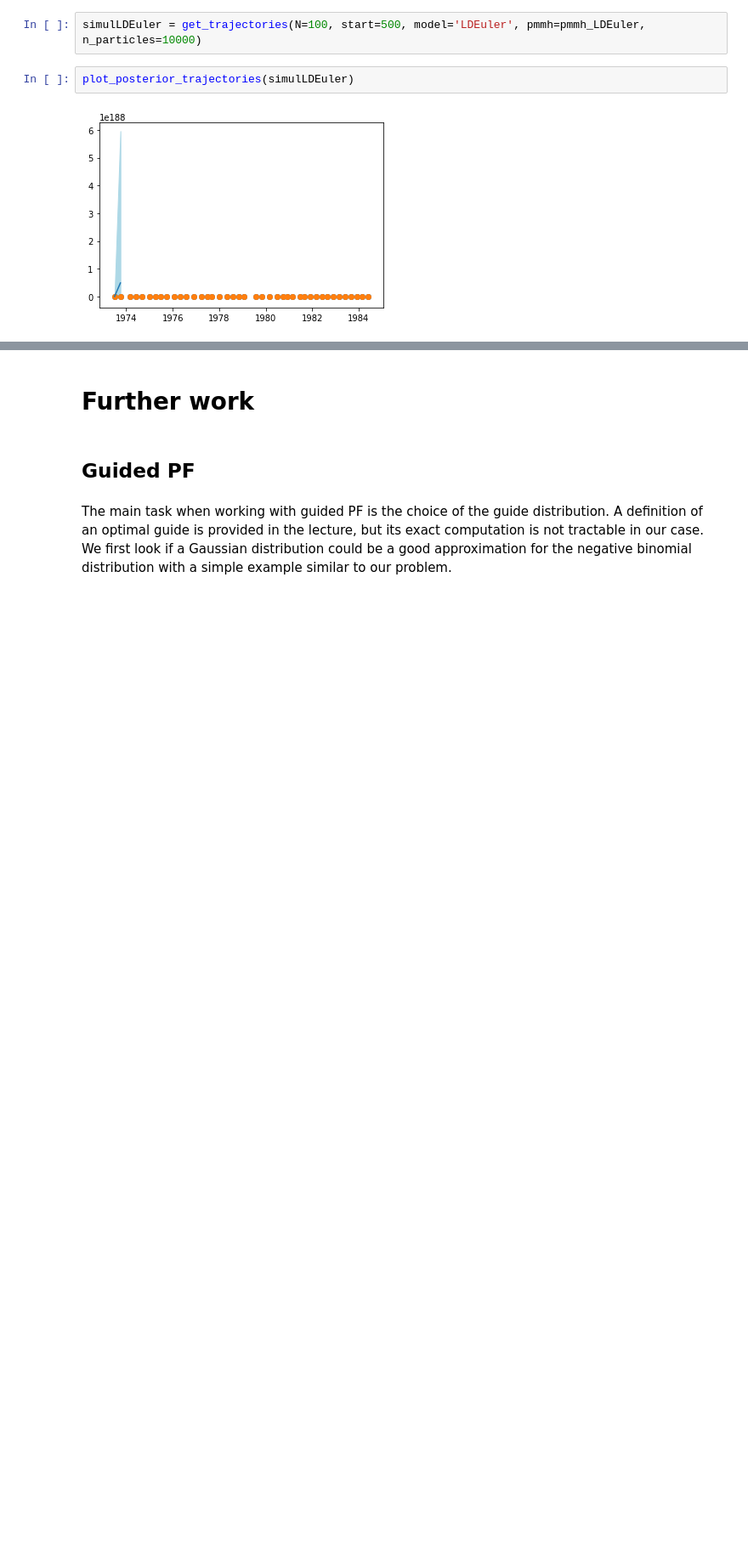
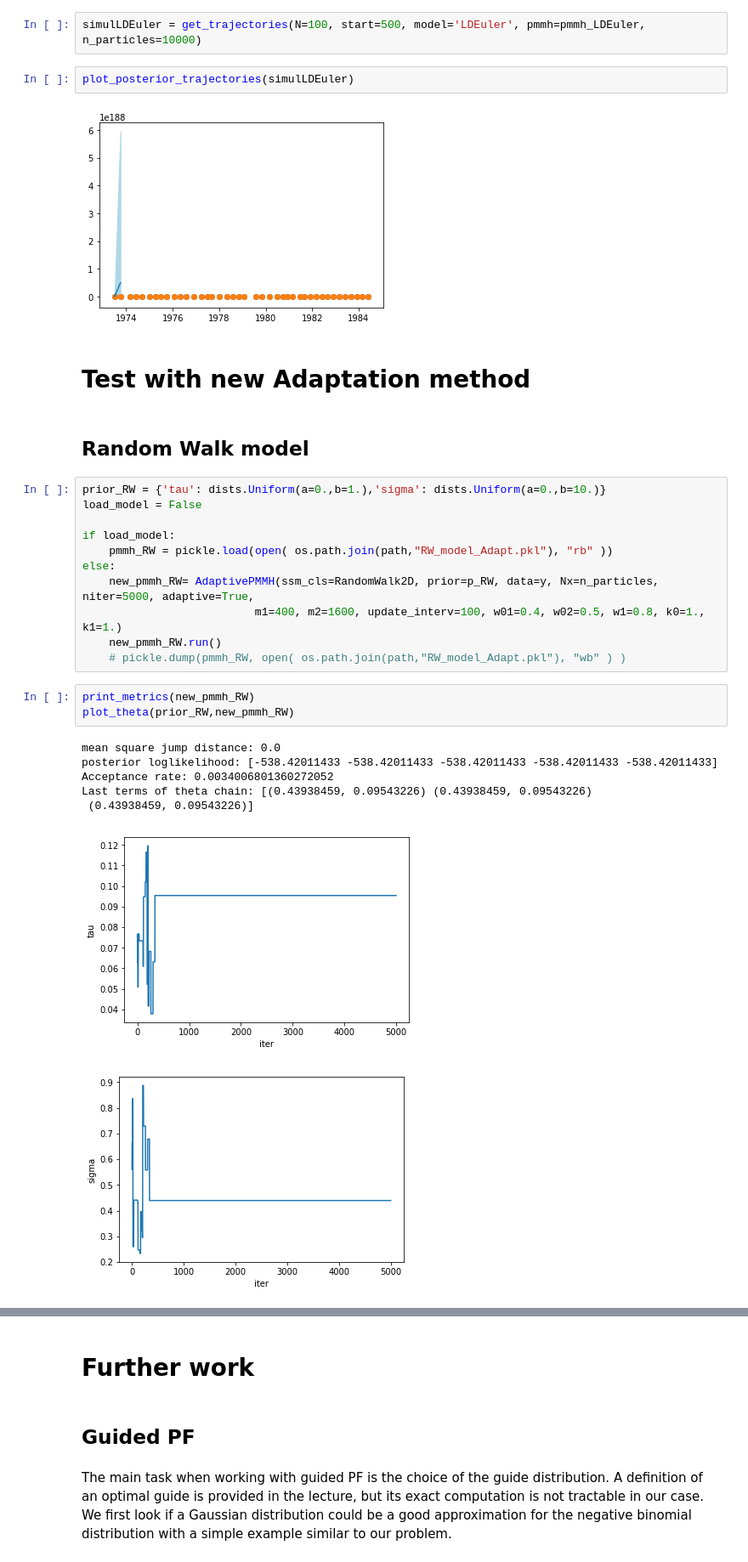
Before and after one commit to issxmeddine/Kangaroos, a Jupyter notebook: Kangaroos_Knape.ipynb, the cells around one changed output, grey strips where cells are left out. Shown at 85% size. Cells and saved outputs as stored; diff of their text form; blank space fills up the shorter version.

Commit message:
Add Adaptive in expe

```diff
--- a/Kangaroos_Knape.ipynb
+++ b/Kangaroos_Knape.ipynb
@@ -431,3 +433,29 @@ simulLDEuler = get_trajectories(N=100, start=500, model='LDEuler', pmmh=pmmh_LDE
 plot_posterior_trajectories(simulLDEuler)
 # %% [output]
 [figure]
+# %% [markdown]
+# Test with new Adaptation method
+# %% [markdown]
+## Random Walk model
+# %%
+prior_RW = {'tau': dists.Uniform(a=0.,b=1.),'sigma': dists.Uniform(a=0.,b=10.)}
+load_model = False
+
+if load_model:
+    pmmh_RW = pickle.load(open( os.path.join(path,"RW_model_Adapt.pkl"), "rb" ))
+else:
+    new_pmmh_RW= AdaptivePMMH(ssm_cls=RandomWalk2D, prior=p_RW, data=y, Nx=n_particles, niter=5000, adaptive=True,
+                          m1=400, m2=1600, update_interv=100, w01=0.4, w02=0.5, w1=0.8, k0=1., k1=1.)
+    new_pmmh_RW.run()
+    # pickle.dump(pmmh_RW, open( os.path.join(path,"RW_model_Adapt.pkl"), "wb" ) )
+# %%
+print_metrics(new_pmmh_RW)
+plot_theta(prior_RW,new_pmmh_RW)
+# %% [output]
+mean square jump distance: 0.0
+posterior loglikelihood: [-538.42011433 -538.42011433 -538.42011433 -538.42011433 -538.42011433]
+Acceptance rate: 0.0034006801360272052
+Last terms of theta chain: [(0.43938459, 0.09543226) (0.43938459, 0.09543226)
+ (0.43938459, 0.09543226)]
+[figure, added]
+[figure, added]
```
Also changed, not shown: parts of 2 cells of this notebook.
